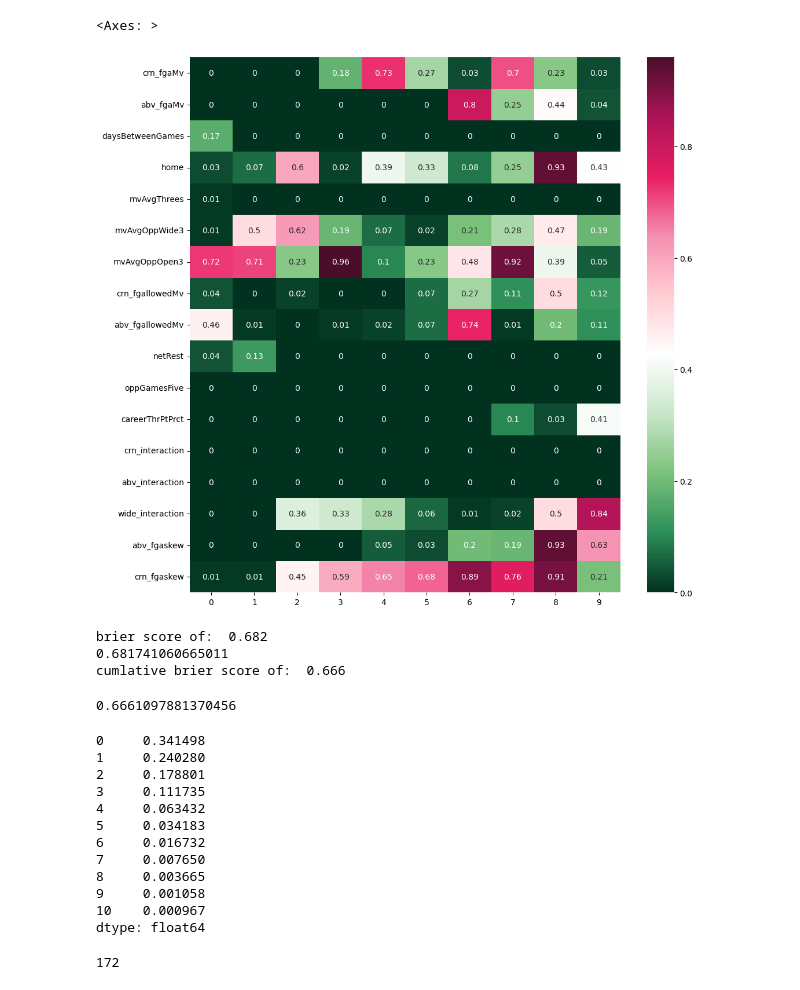
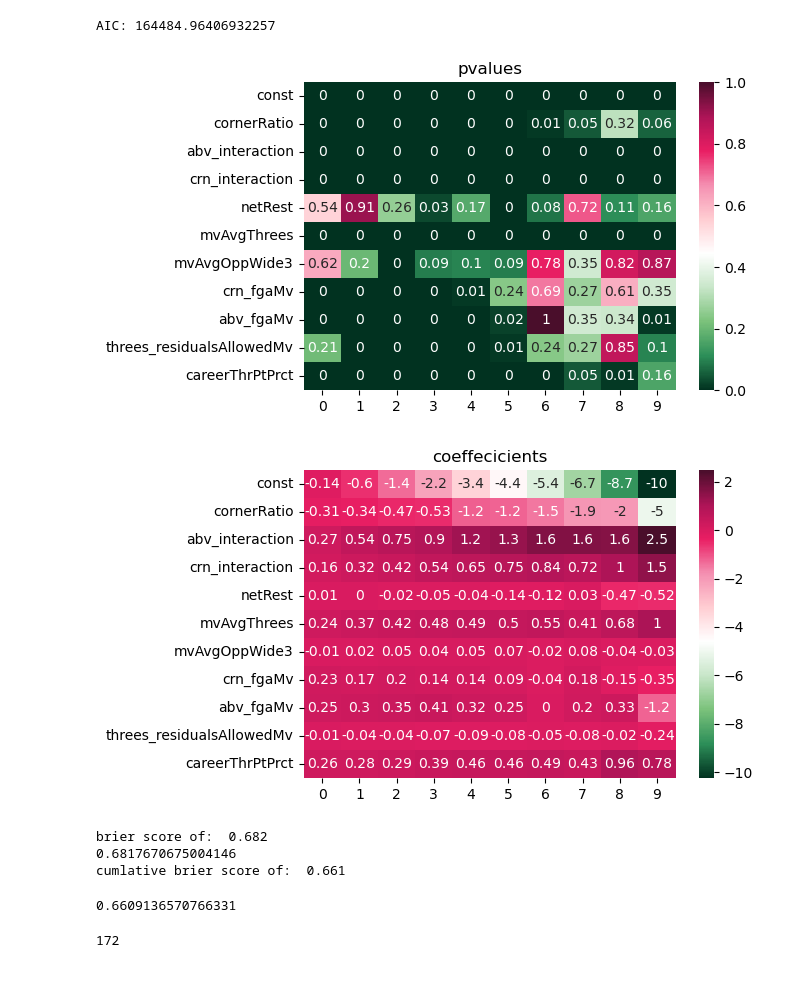
Before and after one commit to eac521/bets, a Jupyter notebook: Notebooks/retro.ipynb, the cells around one changed output. Drawn from its saved outputs; the diff is of its cells as text; code cells hidden in the pictures.

Commit message:
25-26 season up for threes, starting points

```diff
--- a/Notebooks/retro.ipynb
+++ b/Notebooks/retro.ipynb
@@ -138,4 +124,4 @@ from scipy import stats
 td = data.threes_pipe(threes.data)
 #clean first
 td = data.clean_na(td)
-X, y, Xtest, yTest = models.model_data(threes, td, '2024-10-01','threesMade',yMax = 10)
+X, y, Xtest, yTest = threes.model_data( td, '2022-10-01','2025-10-01','threesMade',yMax = 10)
@@ -142,8 +130,8 @@ X, y, Xtest, yTest = models.model_data(threes, td, '2024-10-01','threesMade',yMa
 # %%
 #scaling
-drops = ['threesMade','name','player_id','game_date','team','game_id']
+drops = ['threesMade','name','player_id','game_date','team','game_id','season']
 noScale = ['daysBetweenGames' ,'gamesInFive', 'gamesInThree','oppGamesFive', 'oppGamesThree', 'oppDaysLastGame', 'home', 'tmGameCt',
-           'Starter', 'plyrFirst10','cornerRatio']
+           'Starter', 'plyrFirst10','cornerRatio','threes_residualsAllowedMv','ra_residualsAllowedMv']
 params = [p for p in X.columns if p not in noScale+drops]
 d1 = {}
 standard  = StandardScaler()
@@ -194,29 +157,22 @@ Index(['game_date', 'season', 'team', 'height', 'exp', 'age',
 # %%
+
 mnFeats = ['netRest', 'home',
        'mvAvgThrees', 'mvAvgUsage', 'mvAvgOffRating',
        'mvAvgFtPrct', 'mvAvgThrPtPrct', 'mvAvgOppPace',
        'mvAvgOppOpen3', 'mvAvgOppWide3', 'mvAvgOppDefRating',
         'paint_fgaskew', 'paint_fgakurt',  'crn_fgaskew', 'crn_fgakurt', 'abv_fgaskew',
-       'abv_fgakurt', 'wide_fg3allowed', 'crn_fgallowed', 'abv_fgallowed',
+       'abv_fgakurt', 'crn_fgallowed', 'abv_fgallowed',
        'ra_fgallowedskew', 'ra_fgallowedkurt', 'mid_fgallowedskew', 'mid_fgallowedkurt',
        'crn_fgallowedskew', 'crn_fgallowedkurt', 'abv_fgallowedskew',
        'abv_fgallowedkurt', 'crn_fgallowedMv', 'abv_fgallowedMv',
        'abv_kurtSkew', 'crn_kurtSkew', 'crn_fgaMv',
        'abv_fgaMv']
-modFeats = ['crn_fgaMv','abv_fgaMv','daysBetweenGames',
-            'home','mvAvgThrees','mvAvgOppWide3','mvAvgOppOpen3',
-        #   ,'crn_fgakurt',
-          'crn_fgallowedMv', 'abv_fgallowedMv','netRest','oppGamesFive','careerThrPtPrct',
-        #     ##above was 1.4, brier of .689 and cumulative of .69
-        # 'crn_fgallowedMv', 'abv_fgallowedMv','mvAvgOppDefRating'
-        #     ## abvoe is a .623 / .55
-            'crn_interaction','abv_interaction','wide_interaction',
-        #     ,'cornerRatio'
-          'abv_fgaskew','crn_fgaskew',
-
+modFeats = ['cornerRatio','open_interaction','abv_interaction','crn_interaction','netRest',
+'mvAvgThrees','mvAvgOppWide3',
+    'crn_fgaMv','abv_fgaMv','threes_residualsAllowedMv','careerThrPtPrct'
            ]
 # %%
-mn = sm.MNLogit(endog=y,exog=X.filter(modFeats))
+mn = sm.MNLogit(endog=y,exog=sm.add_constant(X.filter(modFeats)))
 # %%
 mnfit = mn.fit(method='bfgs',maxiter=5000)
 # %% [output]
@@ -228,35 +198,28 @@ Optimization terminated successfully.
 # %%
-plt.figure(figsize = (12,12))
+plt.figure(figsize = (6,4))
+print('AIC: {}'.format(mnfit.aic))
+plt.title('pvalues')
 sns.heatmap(mnfit.pvalues.round(2),annot=True,cmap=threes.vlog)
+plt.show()
+plt.figure(figsize = (6,4))
+plt.title('coeffecicients')
+sns.heatmap(mnfit.params.round(2),annot=True,cmap=threes.vlog)
+plt.show()
 # %% [output]
-<Axes: >
+AIC: 164484.96406932257
-[figure, old version]
+[figure, new version]
+[figure, added]
 # %%
-#{0: 0.3517, 1: 0.2454, 2: 0.1725, 3: 0.1149, 4: 0.0621, 5: 0.0299, 6: 0.0138, 7: 0.006, 8: 0.0024, 9: 0.0008, 10: 0.0004}
-preds = mnfit.predict(Xtest.filter(modFeats))
+
+preds = mnfit.predict(sm.add_constant(Xtest.filter(modFeats)))
 
 print(threes.brier_scores(yTest,preds))
 threes.brier_scores(yTest,preds,cumlative=True)
 # %% [output]
 brier score of:  0.682
-0.681741060665011
-cumlative brier score of:  0.666
+0.6817670675004146
+cumlative brier score of:  0.661
-0.6661097881370456
+0.6609136570766331
-# %%
-preds.mean()
-# %% [output]
-0     0.341498
-1     0.240280
-2     0.178801
-3     0.111735
-4     0.063432
-5     0.034183
-6     0.016732
-7     0.007650
-8     0.003665
-9     0.001058
-10    0.000967
-dtype: float64
 # %%
 preds.round(4).join(Xtest[['name','game_date']])
 # %%
```
Also changed, not shown: parts of 18 cells of this notebook, 22 other files.
